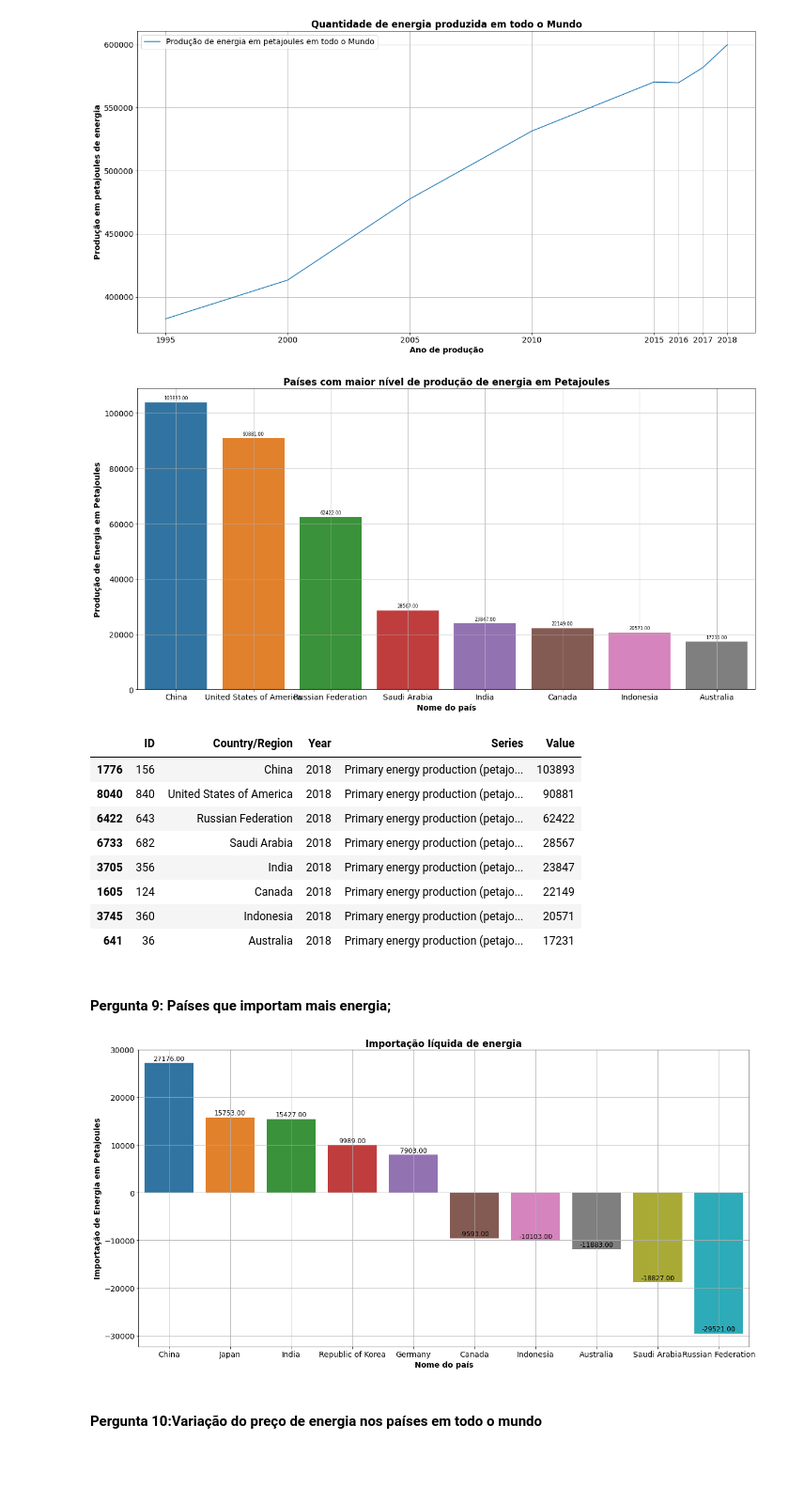
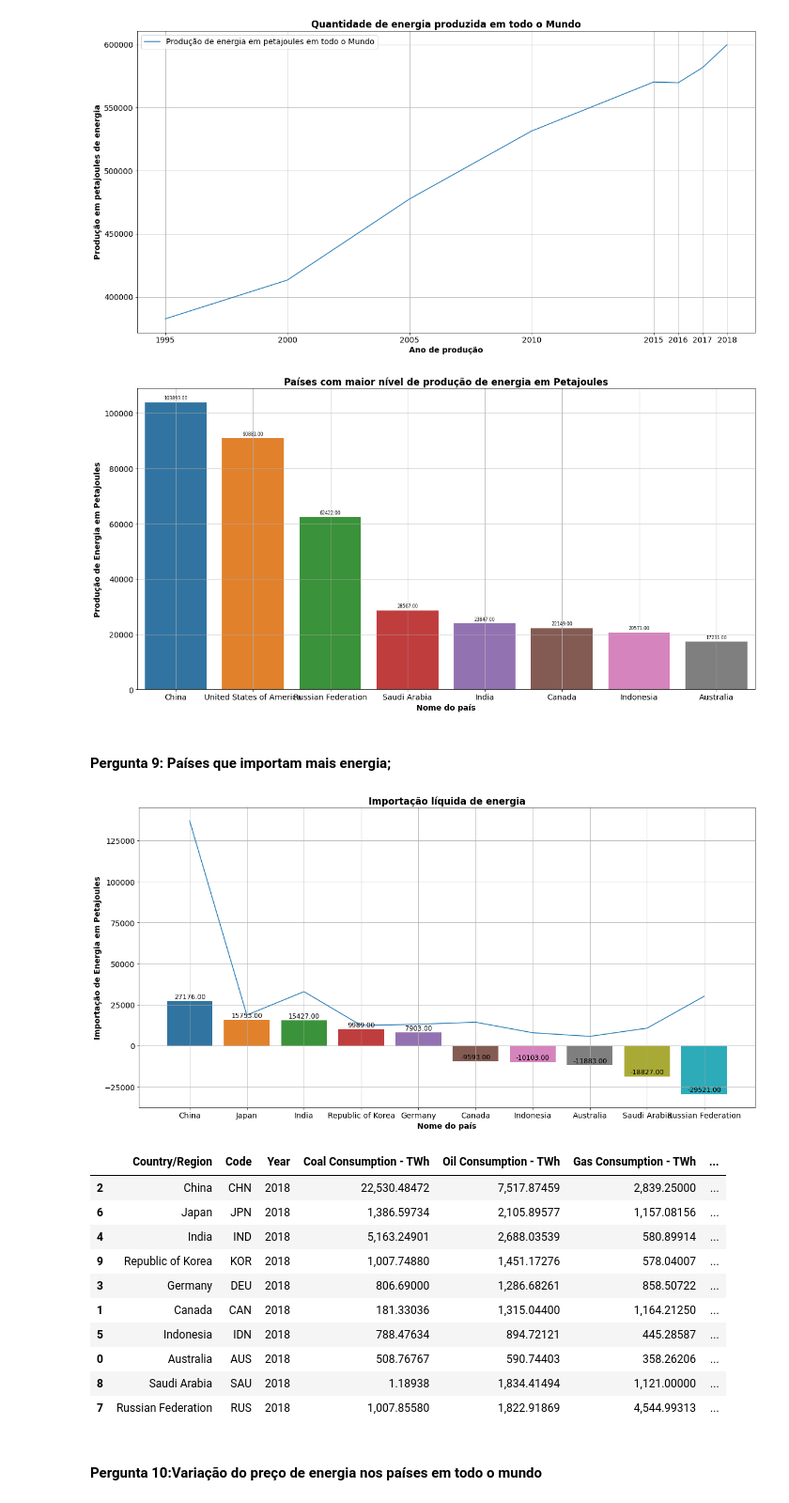
Before and after one commit to ZeMiguelGomes/SGD-data-analysis, a Jupyter notebook: Projeto 2 SGD .ipynb, the cells around one changed output. Shown at 94% size. Cells and saved outputs as stored; diff of their text form; code cells hidden in the pictures; blank space fills up the shorter version.

```diff
--- a/Projeto 2 SGD .ipynb
+++ b/Projeto 2 SGD .ipynb
@@ -348,9 +357,8 @@ energySourceCountry
 #### Pergunta 2: Países que consomem mais energia poluente;
 # %%
 countryPoluentEnergy = energySourceCountry.copy(deep=True)
-countryPoluentEnergy['PoluentEnergy'] = countryPoluentEnergy['Coal Consumption - TWh'] + countryPoluentEnergy['Oil Consumption - TWh'] + countryPoluentEnergy['Gas Consumption - TWh']
 
-countryPoluentEnergy = countryPoluentEnergy.sort_values(by=['PoluentEnergy'],ascending=False)
+countryPoluentEnergy = countryPoluentEnergy.sort_values(by=['poluent_energy'],ascending=False)
 
 cond1 = countryPoluentEnergy['Code'].notna()
 cond2 = countryPoluentEnergy['Year'] == 2020
@@ -359,9 +367,9 @@ countryPoluentEnergy = countryPoluentEnergy.loc[(cond1) & (cond2)]
 countryPoluentEnergyPlot = countryPoluentEnergy.iloc[1:10]
 #countryPoluentEnergyPlot.plot.bar(x='Entity', y='PoluentEnergy', rot=0, grid=True, figsize=(20,10))
 
-countryPoluentEnergyPlot = pd.DataFrame(countryPoluentEnergyPlot, columns=['Entity', 'PoluentEnergy'])
+countryPoluentEnergyPlot = pd.DataFrame(countryPoluentEnergyPlot, columns=['Entity', 'poluent_energy'])
 plt.figure(figsize=(20, 10))
-plots = sns.barplot(x="Entity", y="PoluentEnergy", data=countryPoluentEnergyPlot)
+plots = sns.barplot(x="Entity", y="poluent_energy", data=countryPoluentEnergyPlot)
 
 #Colocar os valores por cima de cada coluna
 for bar in plots.patches:
@@ -715,7 +723,7 @@ unstakedValuesCountryEnergy
 | 19 | Luxembourg | 0.43426 | 1.98643 | 357.42871 |
 # %%
 
-unstakedValuesCountryEnergyPlot2 = pd.DataFrame(unstakedValuesCountryEnergy, columns=['Entity', 2000, 2020]).iloc[:-5]
+unstakedValuesCountryEnergyPlot2 = pd.DataFrame(unstakedValuesCountryEnergy, columns=['Entity', 2000, 2020]).iloc[:-10]
 plots = unstakedValuesCountryEnergyPlot2.plot(x='Entity', y=[2000, 2020], kind='bar', figsize=(20,10))
 
 #Colocar os valores por cima de cada coluna
@@ -731,6 +739,6 @@ for bar in plots.patches:
 plt.grid()
 plt.xlabel('Nome do país', fontweight='bold')
 plt.ylabel('Consumo em TWh de energia  nuclear', fontweight='bold')
-plt.legend(['Consumo de energia nuclear em TWh em 2020', 'Consumo de energia nuclear em TWh em 1990'])
+plt.legend(['Consumo de energia renovável em TWh em 2000', 'Consumo de energia renovável em TWh em 2020'])
 plt.show()
 # %% [output]
@@ -900,53 +908,66 @@ plt.title('Países com maior nível de produção de energia em Petajoules', fon
 plt.show()
 # %% [output]
 [figure]
-|  | ID | Country/Region | Year | Series | Value |
-| 1776 | 156 | China | 2018 | Primary energy production (petajo... | 103893 |
-| 8040 | 840 | United States of America | 2018 | Primary energy production (petajo... | 90881 |
-| 6422 | 643 | Russian Federation | 2018 | Primary energy production (petajo... | 62422 |
-| 6733 | 682 | Saudi Arabia | 2018 | Primary energy production (petajo... | 28567 |
-| 3705 | 356 | India | 2018 | Primary energy production (petajo... | 23847 |
-| 1605 | 124 | Canada | 2018 | Primary energy production (petajo... | 22149 |
-| 3745 | 360 | Indonesia | 2018 | Primary energy production (petajo... | 20571 |
-| 641 | 36 | Australia | 2018 | Primary energy production (petajo... | 17231 |
 # %% [markdown]
 #### Pergunta 9: Países que importam mais energia;
 # %%
-countryEnergyNetImports = productionAndSupplyEnergy.copy()
-
+countryEnergyNetImports = productionAndSupplyEnergy.copy(deep=True)
+energyConsumption = energySourceCountry.copy(deep=True)
 
 countryEnergyNetImports['Value'] =  countryEnergyNetImports['Value'].replace(',','', regex=True)
 countryEnergyNetImports['Value'] = countryEnergyNetImports['Value'].astype(str).astype(int)
 
 cond1 = ['Total, all countries or areas', 'Asia', 'North America', 'Europe', 'Africa', 'South America', 'Oceania']
 cond2 = countryEnergyNetImports['Series'] == 'Net imports [Imports - Exports - Bunkers] (petajoules)'
 cond3 = countryEnergyNetImports['Year'] == 2018
 
 countryEnergyNetImports = countryEnergyNetImports[(~countryEnergyNetImports['Country/Region'].isin(cond1)) & (cond2) & (cond3)]
 countryEnergyNetImports = countryEnergyNetImports.sort_values(by=['Value'],ascending=False)
 
 countryEnergyNetImportsTop_Bottom = pd.concat([countryEnergyNetImports.head(5),countryEnergyNetImports.tail(5)])
+
+energyConsumption['Entity'] = energyConsumption['Entity'].replace('Russia', 'Russian Federation')
+energyConsumption['Entity'] = energyConsumption['Entity'].replace('South Korea', 'Republic of Korea')
+energyConsumption = energyConsumption.loc[(energyConsumption['Year'] == 2018) & (energyConsumption['Entity'].isin(countryEnergyNetImportsTop_Bottom['Country/Region'].values))]
+energyConsumption['total_energy_pj'] = energyConsumption['total_energy']*3.6
+energyConsumption.rename(columns = {'Entity':'Country/Region'}, inplace = True)
+
+energyConsumption = pd.merge(energyConsumption, countryEnergyNetImportsTop_BottomPlot, on='Country/Region', how='outer')
+energyConsumption = energyConsumption.sort_values(by=['Value'], ascending=False)
 
 countryEnergyNetImportsTop_BottomPlot = pd.DataFrame(countryEnergyNetImportsTop_Bottom, columns=["Country/Region", 'Value'])
 plt.figure(figsize=(20, 10))
 plots = sns.barplot(x="Country/Region", y="Value", data=countryEnergyNetImportsTop_BottomPlot)
 
 #Colocar os valores por cima de cada coluna
 for bar in plots.patches:
 
   plots.annotate(format(bar.get_height(), '.2f'),
                    (bar.get_x() + bar.get_width() / 2,
                     bar.get_height()), ha='center', va='center',
                    size=12, xytext=(0, 8),
                    textcoords='offset points')
 
 plt.grid()
+plt.plot(energyConsumption['Country/Region'], energyConsumption['total_energy_pj'])
 plt.xlabel('Nome do país', fontweight='bold')
 plt.ylabel('Importação de Energia em Petajoules', fontweight='bold')
 plt.title('Importação líquida de energia', fontweight='bold')
 plt.show()
+energyConsumption
 # %% [output]
-[figure, old version]
+[figure, new version]
+|  | Country/Region | Code | Year | Coal Consumption - TWh | Oil Consumption - TWh | Gas Consumption - TWh | ... |
+| 2 | China | CHN | 2018 | 22,530.48472 | 7,517.87459 | 2,839.25000 | ... |
+| 6 | Japan | JPN | 2018 | 1,386.59734 | 2,105.89577 | 1,157.08156 | ... |
+| 4 | India | IND | 2018 | 5,163.24901 | 2,688.03539 | 580.89914 | ... |
+| 9 | Republic of Korea | KOR | 2018 | 1,007.74880 | 1,451.17276 | 578.04007 | ... |
+| 3 | Germany | DEU | 2018 | 806.69000 | 1,286.68261 | 858.50722 | ... |
+| 1 | Canada | CAN | 2018 | 181.33036 | 1,315.04400 | 1,164.21250 | ... |
+| 5 | Indonesia | IDN | 2018 | 788.47634 | 894.72121 | 445.28587 | ... |
+| 0 | Australia | AUS | 2018 | 508.76767 | 590.74403 | 358.26206 | ... |
+| 8 | Saudi Arabia | SAU | 2018 | 1.18938 | 1,834.41494 | 1,121.00000 | ... |
+| 7 | Russian Federation | RUS | 2018 | 1,007.85580 | 1,822.91869 | 4,544.99313 | ... |
 # %% [markdown]
 #### Pergunta 10:Variação do preço de energia nos países em todo o mundo
 # %%
```
Also changed, not shown: parts of 9 cells of this notebook.
